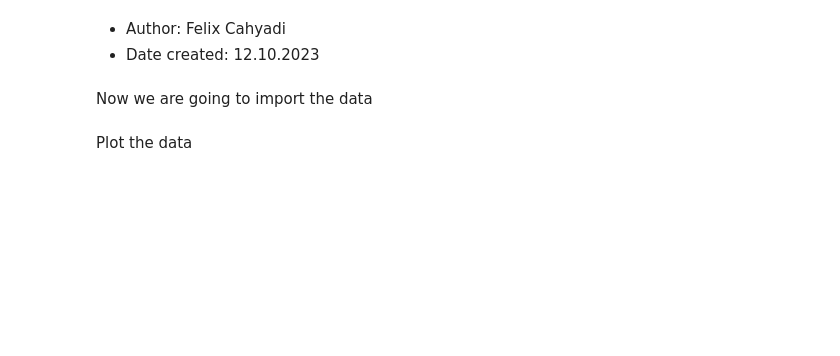
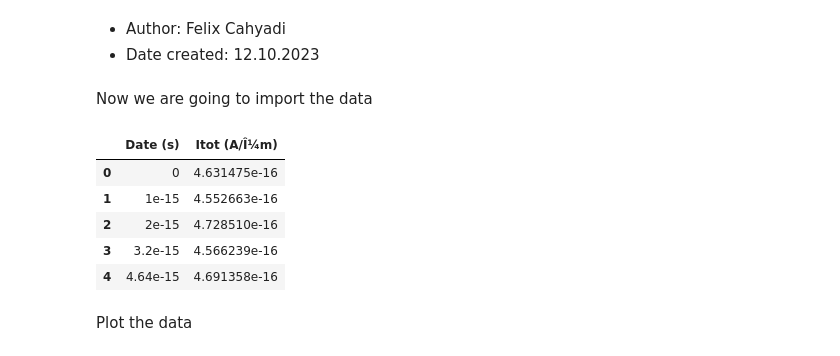
Before and after one commit to lakubis/jyu-learn, a Jupyter notebook: Radiation workshop/TCAD_simulation/TCAD_2.ipynb, the cells around one changed output. Drawn from its saved outputs; the diff is of its cells as text; code cells hidden in the pictures; blank space fills up the shorter version.

```diff
--- a/Radiation workshop/TCAD_simulation/TCAD_2.ipynb
+++ b/Radiation workshop/TCAD_simulation/TCAD_2.ipynb
@@ -9,4 +9,17 @@ from scipy.integrate import simpson
 import pandas as pd
 # %% [markdown]
 Now we are going to import the data
+# %%
+df = pd.read_csv('nmosfet_Fe_drainItot_Drain_vs_Date_Drain.csv', skiprows=7)
+df = df[pd.to_numeric(df['Itot (A/Î¼m)'], errors='coerce').notnull()]
+df.dropna()
+df.astype(float)
+df.head()
+# %% [output]
+|  | Date (s) | Itot (A/Î¼m) |
+| 0 | 0 | 4.631475e-16 |
+| 1 | 1e-15 | 4.552663e-16 |
+| 2 | 2e-15 | 4.728510e-16 |
+| 3 | 3.2e-15 | 4.566239e-16 |
+| 4 | 4.64e-15 | 4.691358e-16 |
 # %%
```
Also changed, not shown: parts of 7 cells of this notebook, 15 other files.
